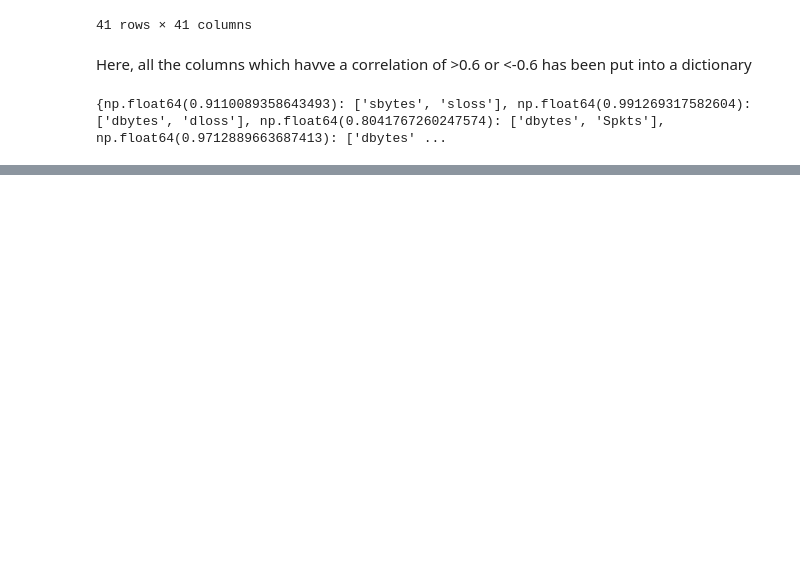
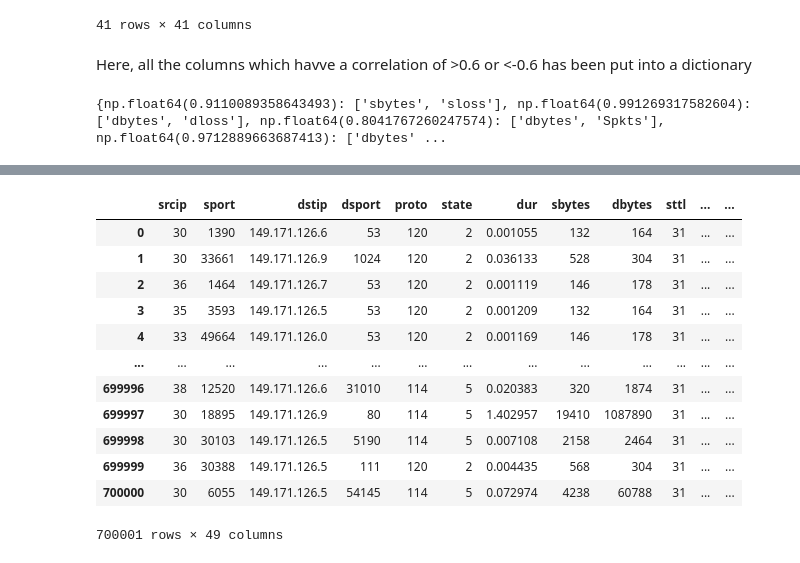
Before and after one commit to adityabhandari781/Packet-Classification-using-Decision-Trees, a Jupyter notebook: data_cleaning.ipynb, the cells around one changed output, grey strips where cells are left out. Cells and saved outputs as stored; diff of their text form; code cells hidden in the pictures; blank space fills up the shorter version.

```diff
--- a/data_cleaning.ipynb
+++ b/data_cleaning.ipynb
@@ -204,0 +235,23 @@ print(correlation_dict)
+# %%
+df_encoded=df
+# %%
+label_encoder = LabelEncoder()
+df_encoded['proto'] = label_encoder.fit_transform(df_encoded['proto'])
+df_encoded['state'] = label_encoder.fit_transform(df_encoded['state'])
+df_encoded['service'] = label_encoder.fit_transform(df_encoded['service'])
+df_encoded['attack_cat'] = label_encoder.fit_transform(df_encoded['attack_cat'])
+df_encoded
+# %% [output]
+|  | srcip | sport | dstip | dsport | proto | state | dur | sbytes | dbytes | sttl | ... | ... |
+| 0 | 30 | 1390 | 149.171.126.6 | 53 | 120 | 2 | 0.001055 | 132 | 164 | 31 | ... | ... |
+| 1 | 30 | 33661 | 149.171.126.9 | 1024 | 120 | 2 | 0.036133 | 528 | 304 | 31 | ... | ... |
+| 2 | 36 | 1464 | 149.171.126.7 | 53 | 120 | 2 | 0.001119 | 146 | 178 | 31 | ... | ... |
+| 3 | 35 | 3593 | 149.171.126.5 | 53 | 120 | 2 | 0.001209 | 132 | 164 | 31 | ... | ... |
+| 4 | 33 | 49664 | 149.171.126.0 | 53 | 120 | 2 | 0.001169 | 146 | 178 | 31 | ... | ... |
+| ... | ... | ... | ... | ... | ... | ... | ... | ... | ... | ... | ... | ... |
+| 699996 | 38 | 12520 | 149.171.126.6 | 31010 | 114 | 5 | 0.020383 | 320 | 1874 | 31 | ... | ... |
+| 699997 | 30 | 18895 | 149.171.126.9 | 80 | 114 | 5 | 1.402957 | 19410 | 1087890 | 31 | ... | ... |
+| 699998 | 30 | 30103 | 149.171.126.5 | 5190 | 114 | 5 | 0.007108 | 2158 | 2464 | 31 | ... | ... |
+| 699999 | 36 | 30388 | 149.171.126.5 | 111 | 120 | 2 | 0.004435 | 568 | 304 | 31 | ... | ... |
+| 700000 | 30 | 6055 | 149.171.126.5 | 54145 | 114 | 5 | 0.072974 | 4238 | 60788 | 31 | ... | ... |
+700001 rows × 49 columns
```
Also changed, not shown: parts of 6 cells of this notebook.
